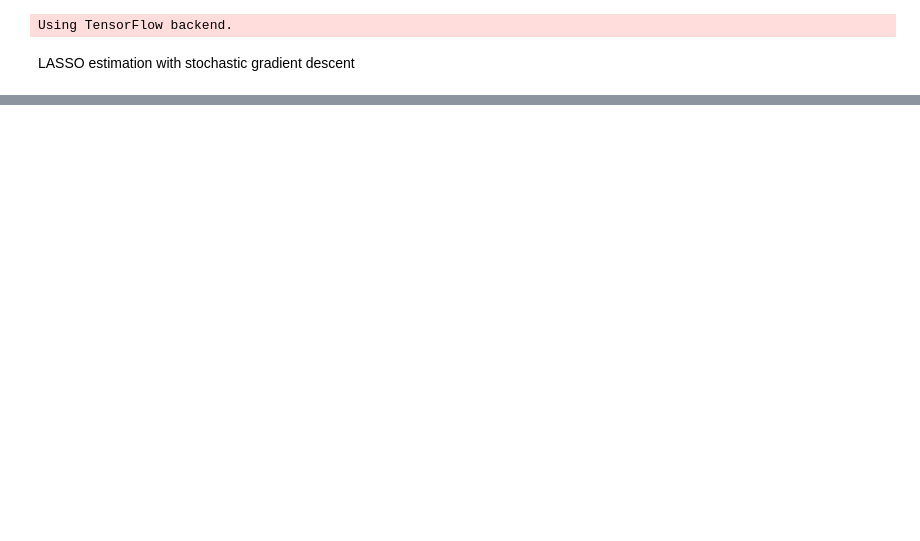
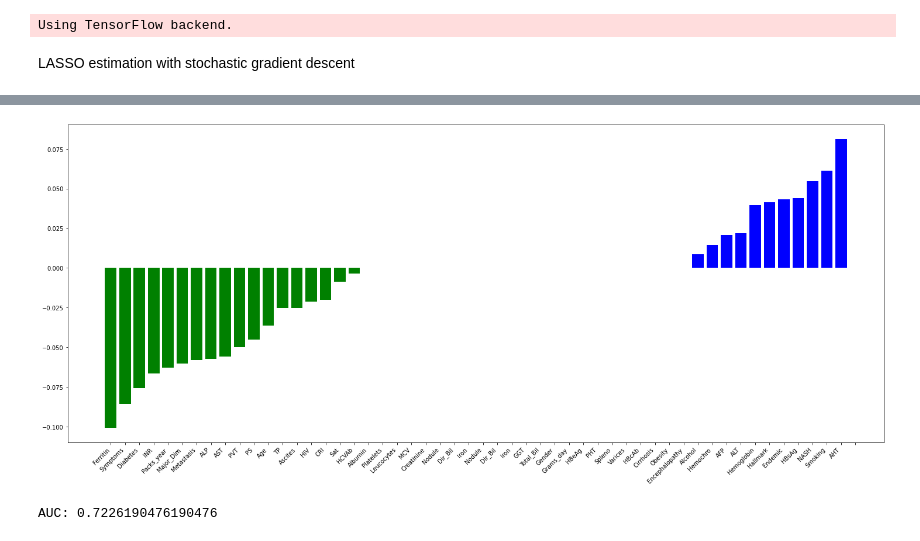
Before and after one commit to cgarciav/base-de-datos-HCC, a Jupyter notebook: selección_características_lasso.ipynb, the cells around one changed output, grey strips where cells are left out. Drawn from its saved outputs; the diff is of its cells as text; code cells hidden in the pictures; blank space fills up the shorter version.

```diff
--- a/selección_características_lasso.ipynb
+++ b/selección_características_lasso.ipynb
@@ -85,13 +68,3 @@ from keras.regularizers import l1, l2
 Using TensorFlow backend.
 # %% [markdown]
 LASSO estimation with stochastic gradient descent
-# %%
-lambda_val = .7
-lasso_input = Input(shape = (49,))
-lasso_fn = Dense(1, kernel_regularizer = l1(lambda_val))(lasso_input)
-lasso_model = Model(inputs = lasso_input, outputs = lasso_fn)
-lasso_model.compile(loss = 'mean_squared_error', optimizer = "sgd")
-lasso_model.fit(x_train_transformed, y_train, epochs = 10000, batch_size = 500, verbose = 0)
-weights = lasso_model.get_weights()
-b = weights[0]
-b
@@ -115,0 +90,21 @@ array([[-5.7535246e-03],
+# %%
+
+
+def feature_plot(classifier, feature_names, top_features=26):
+ coef = classifier.coef_.ravel()
+ top_positive_coefficients = np.argsort(coef)[-top_features:]
+ top_negative_coefficients = np.argsort(coef)[:top_features]
+ top_coefficients = np.hstack([top_negative_coefficients, top_positive_coefficients])
+ plt.figure(figsize=(25,10))
+ colors = ['green' if c < 0 else 'blue' for c in coef[top_coefficients]]
+ plt.bar(np.arange(2 * top_features), coef[top_coefficients], color=colors)
+ feature_names = np.array(feature_names)
+ plt.xticks(np.arange(1 + 2 * top_features), feature_names[top_coefficients], rotation=45, ha='right')
+ plt.show()
+
+
+
+model_lasso = Lasso(alpha=0.02).fit(x_train_transformed, y_train)
+feature_plot(model_lasso, df.drop(['Class'], axis = 1).columns.values)
+# %% [output]
+[figure, added]
@@ -115,0 +134,8 @@ array([[-5.7535246e-03],
+# %%
+from sklearn.metrics import classification_report
+
+y_pred=model_lasso.predict(x_test_transf)
+
+print ('AUC:', roc_auc_score(y_test_transf,y_pred))
+# %% [output]
+AUC: 0.7226190476190476
```
Also changed, not shown: parts of 7 cells of this notebook.
